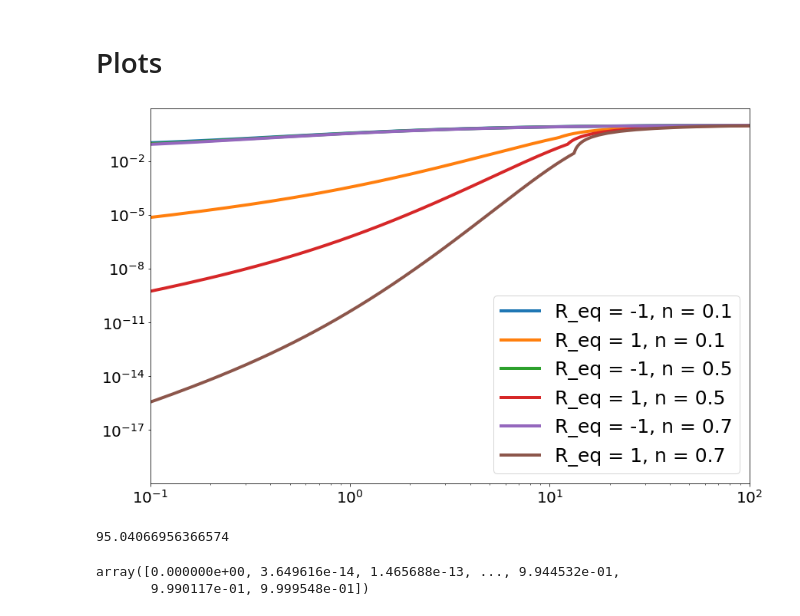
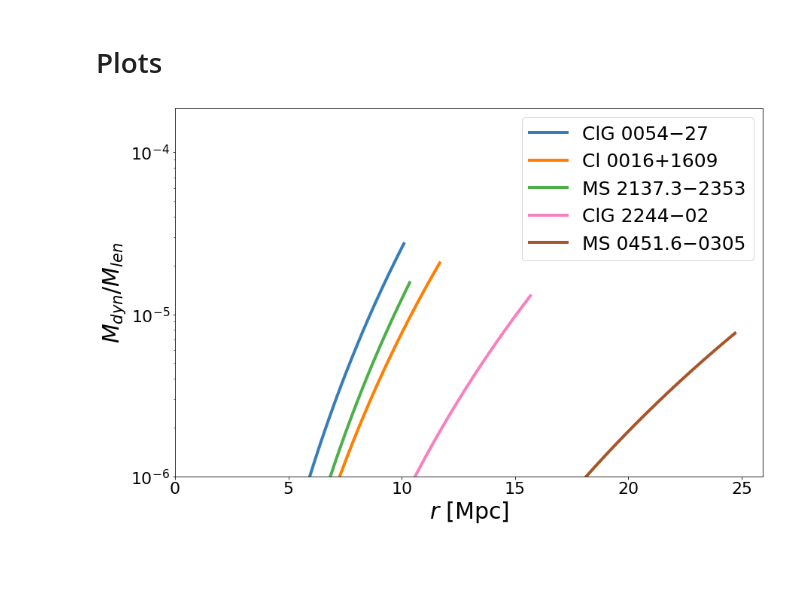
Before and after one commit to vrastil/chi_r_solver, a Jupyter notebook: scripts/plots.ipynb, the cells around one changed output. Drawn from its saved outputs; the diff is of its cells as text; code cells hidden in the pictures; blank space fills up the shorter version.

Commit message:
plot m_eff

```diff
--- a/scripts/plots.ipynb
+++ b/scripts/plots.ipynb
@@ -100,16 +92,33 @@ Waiting for subprocesses to finish (6/6)
 Saving results
 # %% [markdown]
 # Plots
-# %%
-sim_chi.plot_simulations(results_all, p_type='potential', data_col=3, label_by=['R_eq', 'n'], xmin=1e-1, xmax=1e2, yscale='log')
-# %% [output]
-[figure, removed]
-# %%
-units.get_omega_for_nfw(2000, 4E2)
-# %% [output]
-95.04066956366574
-# %%
-results_all[3]['potential'][3]
-# %% [output]
-array([0.000000e+00, 3.649616e-14, 1.465688e-13, ..., 9.944532e-01,
-       9.990117e-01, 9.999548e-01])
+# %%
+%matplotlib inline
+# extract data, set labels
+data_all = {}
+for sim in sim_chi.find_simulations(results_all):
+    halo_mass_function = units.get_halo_mass_function(sim['params'])
+    r = sim['forces'][0] * sim['params']['R_s'] / 1000
+    eff = get_eff_mlt(sim['forces'])
+    cut = np.argmax(eff)
+
+    data = r[:cut], eff[:cut]
+
+    if 'label' in sim['params']:
+        label = sim['params']['label']# + f"$c = {c}, M = {M200_sun / 100}\\cdot10^{{14}}M_\\odot$"
+    else:
+        M200_sun = sim['params']['M200_sun']
+        c = sim['params']['c']
+        Ys = int(np.log10(sim['params']['Ys']))
+
+        label = f"$\Phi_{{scr}} = 10^{{{Ys}}}$"
+    #     label = f"$M = {M200_sun}\\cdot10^{{12}}M_\\odot, \Phi_{{scr}} = 10^{{{Ys}}}$"
+    #     label = f"c = {c}"
+
+    data_all[label] = data
+
+
+plt_chi.plot_generic(data_all, yscale='log', ymin=1E-6, xmin=0, xscale='linear', xlabel=u'$r$ [Mpc]',
+             ylabel=u'$M_{dyn}/M_{len}$')
+# %% [output]
+[figure, added]
```
Also changed, not shown: parts of 8 cells of this notebook, 4 other files.
